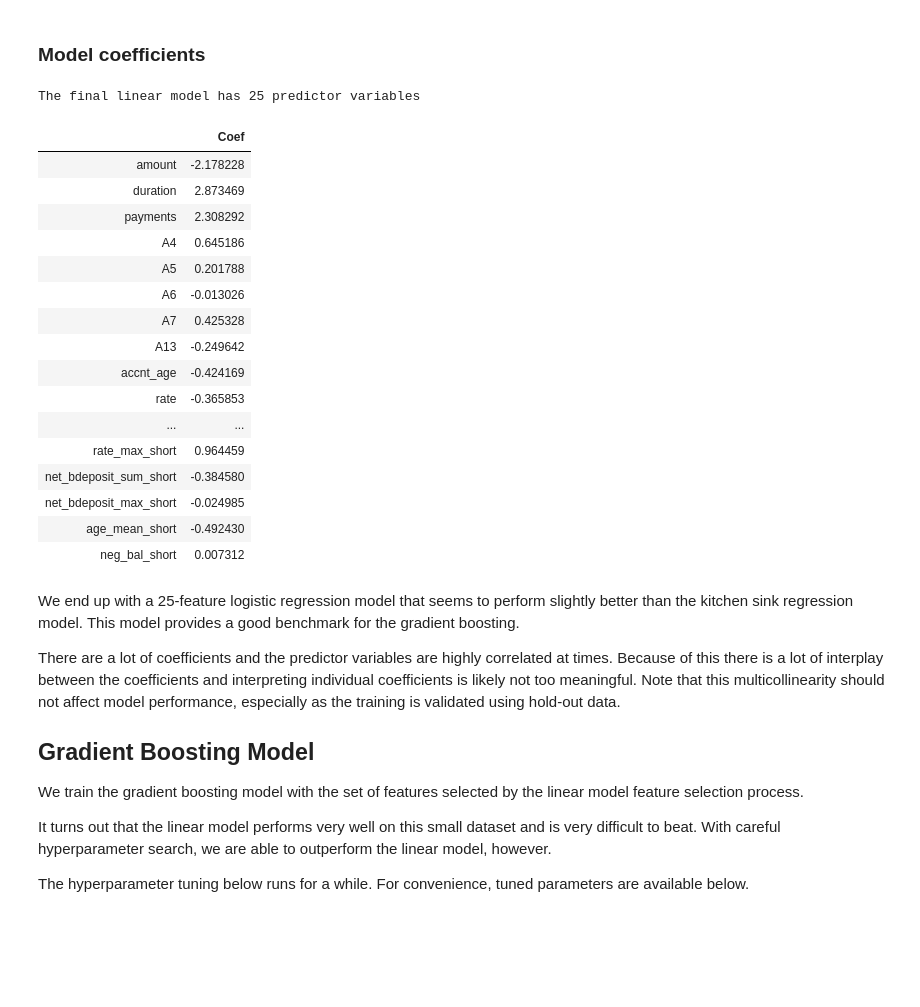
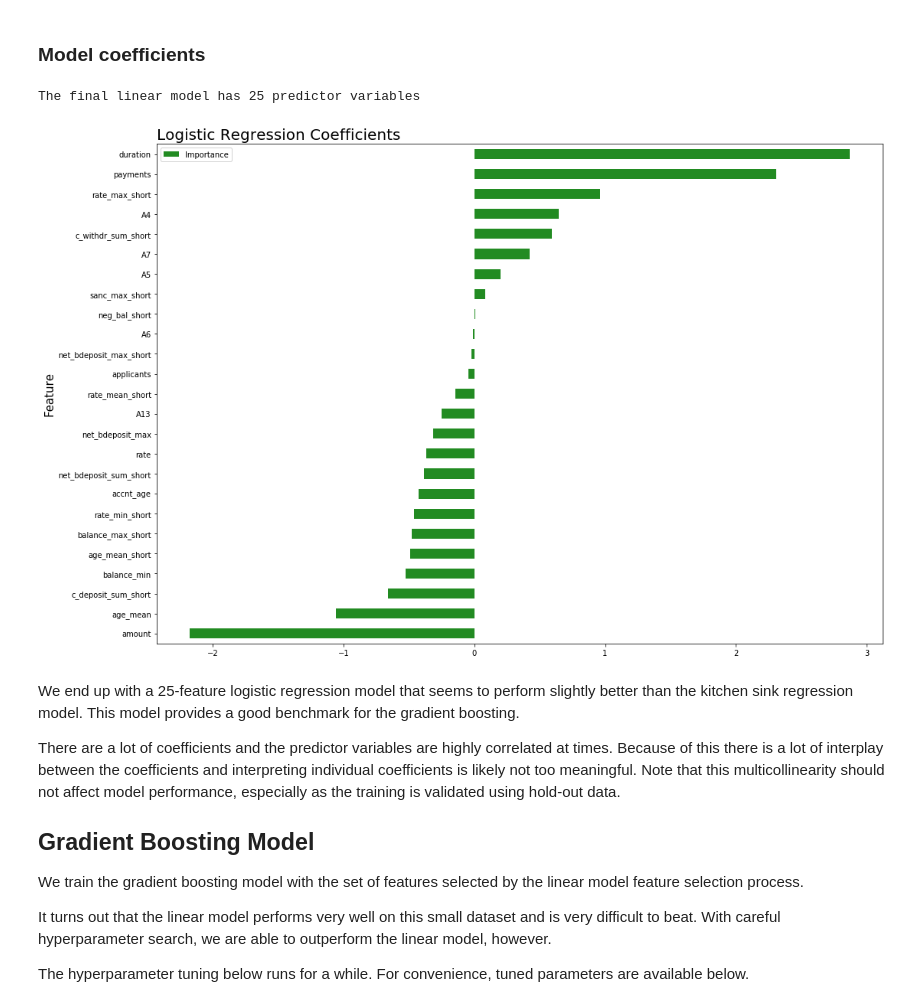
Before and after one commit to loerssoni/credit_risk_prediction, a Jupyter notebook: Credit default modeling.ipynb, the cells around one changed output. Cells and saved outputs as stored; diff of their text form; code cells hidden in the pictures; blank space fills up the shorter version.

```diff
--- a/Credit default modeling.ipynb
+++ b/Credit default modeling.ipynb
@@ -240,35 +244,14 @@ g, bm_lin_brier = plot_learning_curve(final_logc,"Logistic regression learning c
 [figure]
 # %% [markdown]
 ### Model coefficients
-# %%
-#refit the final model
-final_logc.fit(X.loc[:,mask], y)
-
-#get the non-zero coefficients and respective column names
-cols = X.loc[:,mask].columns[final_logc.coef_[0] != 0]
-coefs = final_logc.coef_[0][final_logc.coef_[0]!=0]
-
-print("The final linear model has {} predictor variables".format(len(coefs)))
-pd.DataFrame(dict(zip((cols), (coefs))), index=['Coef']).T
-# %% [output]
-The final linear model has 25 predictor variables
-|  | Coef |
-| amount | -2.178228 |
-| duration | 2.873469 |
-| payments | 2.308292 |
-| A4 | 0.645186 |
-| A5 | 0.201788 |
-| A6 | -0.013026 |
-| A7 | 0.425328 |
-| A13 | -0.249642 |
-| accnt_age | -0.424169 |
-| rate | -0.365853 |
-| ... | ... |
-| rate_max_short | 0.964459 |
-| net_bdeposit_sum_short | -0.384580 |
-| net_bdeposit_max_short | -0.024985 |
-| age_mean_short | -0.492430 |
-| neg_bal_short | 0.007312 |
+# %%
+#refit the final model
+final_logc.fit(X.loc[:,mask], y)
+
+coefs, _ = bp.fit_importances(final_logc, X.loc[:,mask], y, 'Logistic Regression Coefficients')
+# %% [output]
+The final linear model has 25 predictor variables
+[figure, added]
 # %% [markdown]
 We end up with a 25-feature logistic regression model that seems to perform slightly better than the kitchen sink regression model. This model provides a good benchmark for the gradient boosting.
 
```
Also changed, not shown: parts of 9 cells of this notebook, 1 other file.
